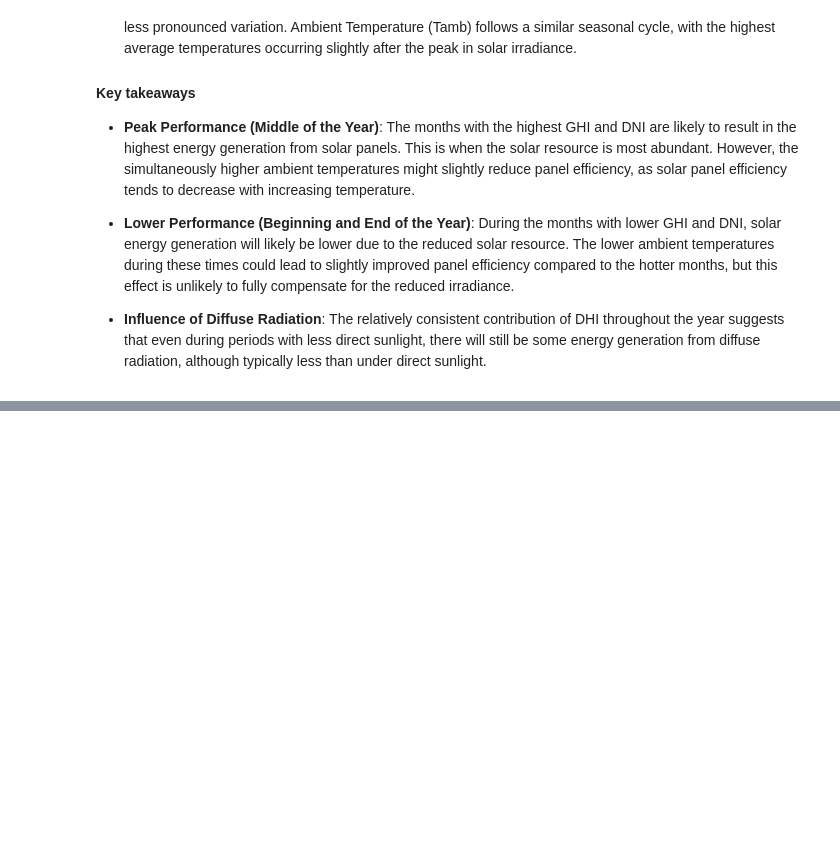
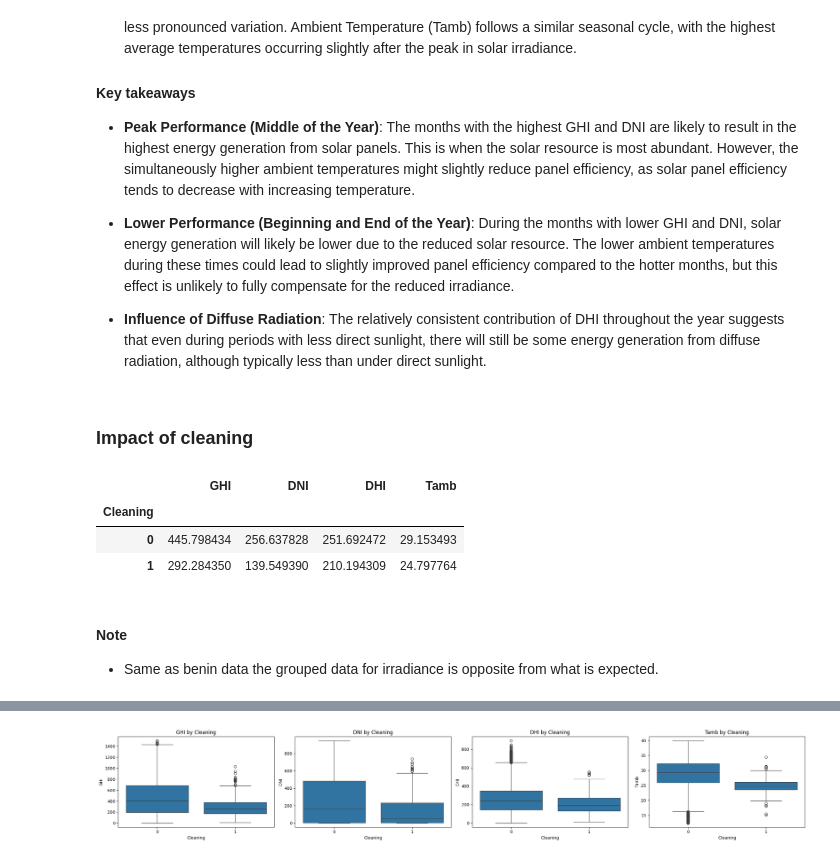
Before and after one commit to Ty-Miki/solar-challenge-week0, a Jupyter notebook: notebooks/eda_sierraleone.ipynb, the cells around one changed output, grey strips where cells are left out. Drawn from its saved outputs; the diff is of its cells as text; code cells hidden in the pictures; blank space fills up the shorter version.

Commit message:
Analysis on cleaning impact done on sierraleone data

```diff
--- a/notebooks/eda_sierraleone.ipynb
+++ b/notebooks/eda_sierraleone.ipynb
@@ -327,3 +327,22 @@ plot_gen.plot_time_series(df=monthly_agg, columns=['GHI', 'DNI', 'DHI', 'Tamb'],
 - **Lower Performance (Beginning and End of the Year)**: During the months with lower GHI and DNI, solar energy generation will likely be lower due to the reduced solar resource. The lower ambient temperatures during these times could lead to slightly improved panel efficiency compared to the hotter months, but this effect is unlikely to fully compensate for the reduced irradiance.
 
 - **Influence of Diffuse Radiation**: The relatively consistent contribution of DHI throughout the year suggests that even during periods with less direct sunlight, there will still be some energy generation from diffuse radiation, although typically less than under direct sunlight.
+# %% [markdown]
+### Impact of cleaning
+# %%
+# Group data set by cleaning
+cleaning_groups = clean_df.groupby('Cleaning')[['GHI', 'DNI', 'DHI', 'Tamb']].mean()
+cleaning_groups.head()
+# %% [output]
+|  | GHI | DNI | DHI | Tamb |
+| Cleaning |  |  |  |  |
+| 0 | 445.798434 | 256.637828 | 251.692472 | 29.153493 |
+| 1 | 292.284350 | 139.549390 | 210.194309 | 24.797764 |
+# %% [markdown]
+#### Note
+
+- Same as benin data the grouped data for irradiance is opposite from what is expected.
+# %%
+# Draw box plots for grouped data
+plot_gen.plot_box_grouped(clean_df, columns=["GHI", "DNI", "DHI", "Tamb"], group_column="Cleaning")
+# %% [output]
@@ -329,0 +361 @@ plot_gen.plot_time_series(df=monthly_agg, columns=['GHI', 'DNI', 'DHI', 'Tamb'],
+[figure, added]
```
Also changed, not shown: parts of 4 cells of this notebook.
